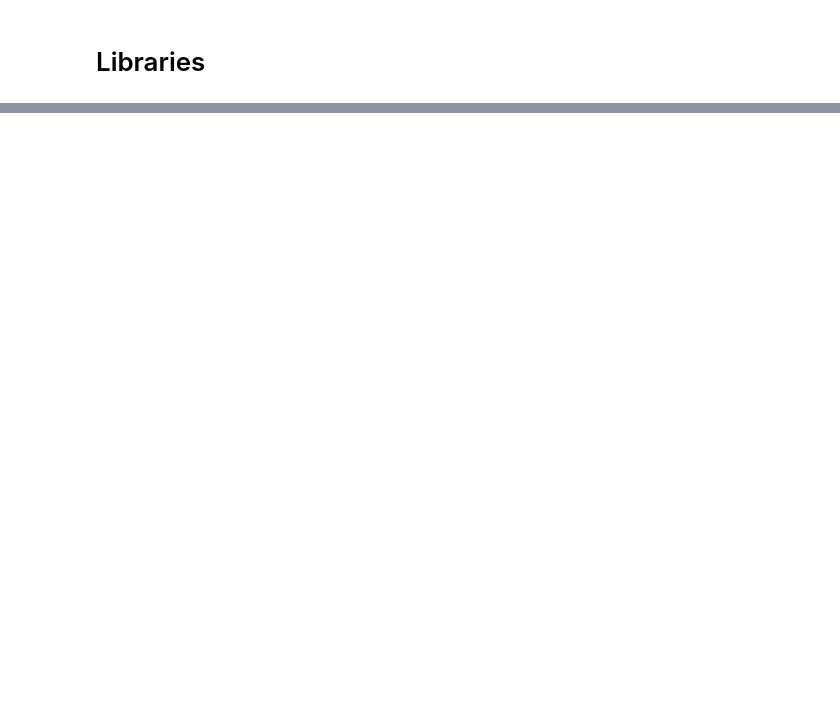
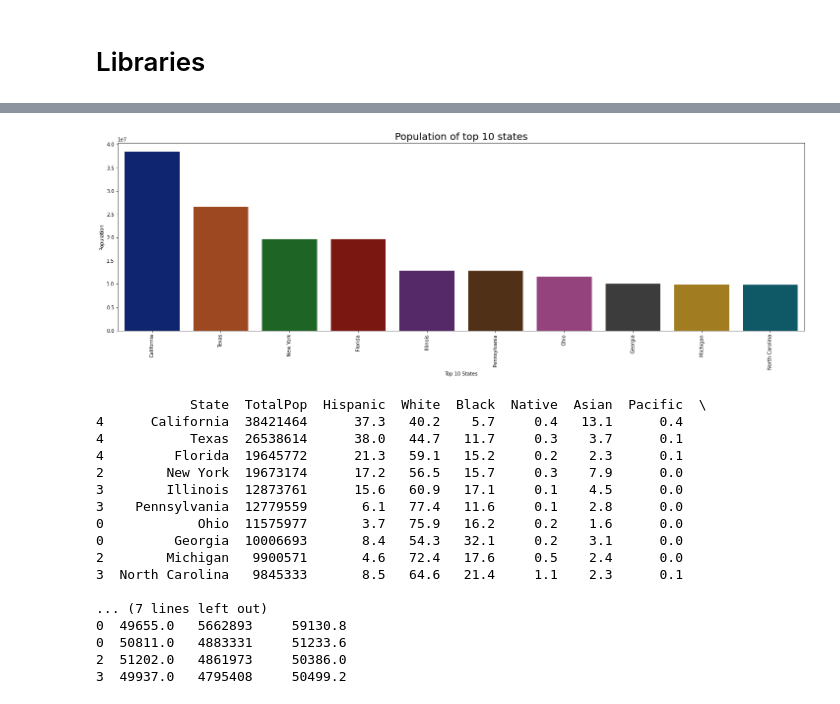
Before and after one commit to hannahsophieMWB/Projects_CodeAcademy, a Jupyter notebook: U.S. Census.ipynb, the cells around one changed output, grey strips where cells are left out. Drawn from its saved outputs; the diff is of its cells as text; code cells hidden in the pictures; blank space fills up the shorter version.

```diff
--- a/U.S. Census.ipynb
+++ b/U.S. Census.ipynb
@@ -175 +342,66 @@ plt.show()
+# %%
+# 15  Importing some more libraries for the extra analysis
+
+import seaborn as sns
+
+# What are the top 10 states by size, income and ethnic groups?
+
+#print(df.head())
+
+# Top ten states
+top10_pop = df.nlargest(10,'TotalPop')
+#print(top10_pop)
+
+# Make a nice graph for it
+
+
+plt.rcParams['figure.figsize'] = (25, 7)
+ax = sns.barplot(x = top10_pop['State'], y = top10_pop['TotalPop'], palette = 'dark')
+ax.set_xlabel(xlabel = 'Top 10 States', fontsize = 10)
+ax.set_ylabel(ylabel = 'Population', fontsize = 10)
+ax.set_title(label = 'Population of top 10 states', fontsize = 20)
+plt.xticks(rotation = 90)
+plt.show()
+
+# Top ten states by income
+top10_income = df.nlargest(10,'Income') # worthwile to move to Maryland apparently
+#print(top10_income)
+# you can make a similar visualisation
+
+# ...by female population
+top10_fem = df.nlargest(10,'Female_pop') # but women hang around in California
+#print(top10_fem)
+
+# ...by male population
+top10_male = df.nlargest(10,'Male_pop') # so do men
+print(top10_male)
+
+# ... by ethnic groups etc
+
+# you can just plug in the columns you are interested in to make different visualisations
+
+
+
+
+
+# Is there a correlation between population size and income?
+# %% [output]
+[figure, added]
+            State  TotalPop  Hispanic  White  Black  Native  Asian  Pacific  \
+4      California  38421464      37.3   40.2    5.7     0.4   13.1      0.4
+4           Texas  26538614      38.0   44.7   11.7     0.3    3.7      0.1
+4         Florida  19645772      21.3   59.1   15.2     0.2    2.3      0.1
+2        New York  19673174      17.2   56.5   15.7     0.3    7.9      0.0
+3        Illinois  12873761      15.6   60.9   17.1     0.1    4.5      0.0
+3    Pennsylvania  12779559       6.1   77.4   11.6     0.1    2.8      0.0
+0            Ohio  11575977       3.7   75.9   16.2     0.2    1.6      0.0
+0         Georgia  10006693       8.4   54.3   32.1     0.2    3.1      0.0
+2        Michigan   9900571       4.6   72.4   17.6     0.5    2.4      0.0
+3  North Carolina   9845333       8.5   64.6   21.4     1.1    2.3      0.1
+
+... (7 lines left out)
+0  49655.0   5662893     59130.8
+0  50811.0   4883331     51233.6
+2  51202.0   4861973     50386.0
+3  49937.0   4795408     50499.2
 # %%
```
Also changed, not shown: parts of 18 cells of this notebook, 12 other files.
